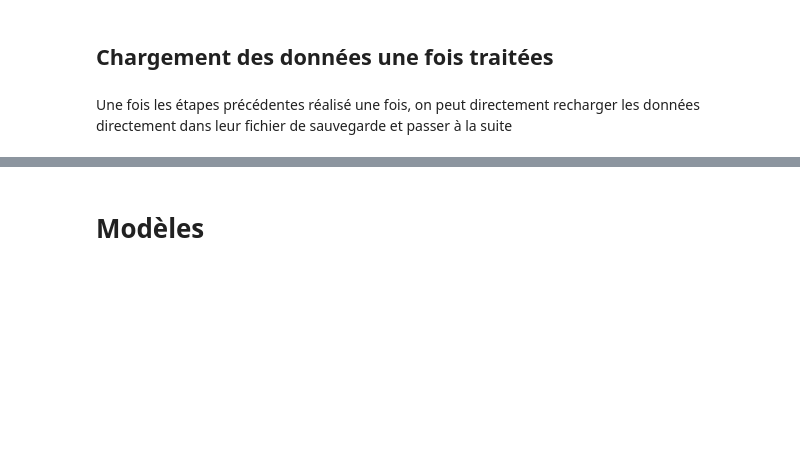
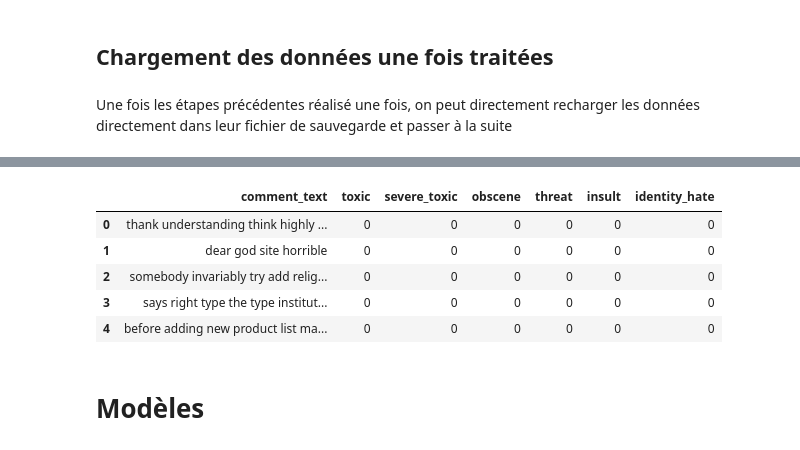
Before and after one commit to Giraud-Pierre/Toxic_Comment_classification, a Jupyter notebook: Classification_commentaires_toxiques.ipynb, the cells around one changed output, grey strips where cells are left out. Drawn from its saved outputs; the diff is of its cells as text; code cells hidden in the pictures; blank space fills up the shorter version.

```diff
--- a/Classification_commentaires_toxiques.ipynb
+++ b/Classification_commentaires_toxiques.ipynb
@@ -612,3 +722,12 @@ for label in labels:
+# %%
+test_data.head()
+# %% [output]
+|  | comment_text | toxic | severe_toxic | obscene | threat | insult | identity_hate |
+| 0 | thank understanding think highly ... | 0 | 0 | 0 | 0 | 0 | 0 |
+| 1 | dear god site horrible | 0 | 0 | 0 | 0 | 0 | 0 |
+| 2 | somebody invariably try add relig... | 0 | 0 | 0 | 0 | 0 | 0 |
+| 3 | says right type the type institut... | 0 | 0 | 0 | 0 | 0 | 0 |
+| 4 | before adding new product list ma... | 0 | 0 | 0 | 0 | 0 | 0 |
 # %% [markdown]
 # **Modèles**
 # %% [markdown]
```
Also changed, not shown: parts of 36 cells of this notebook.
